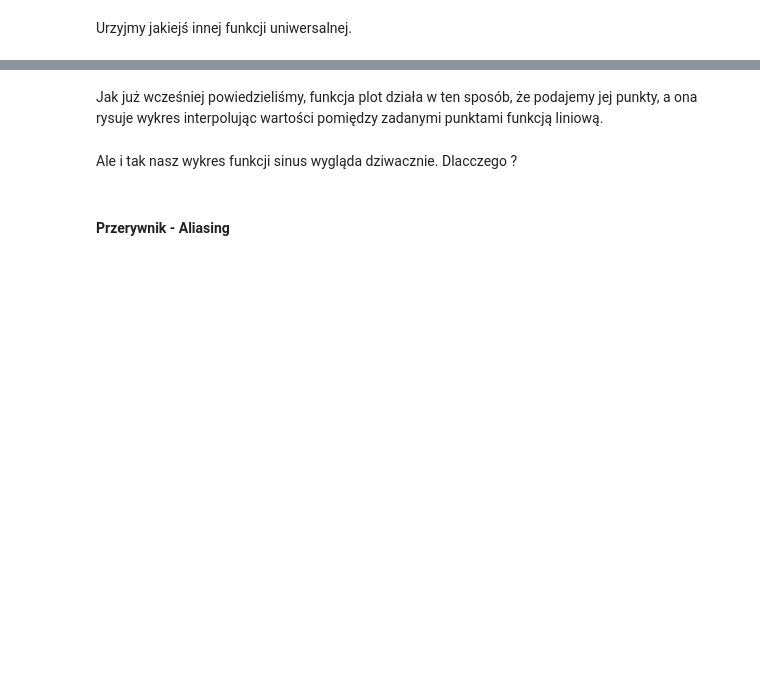
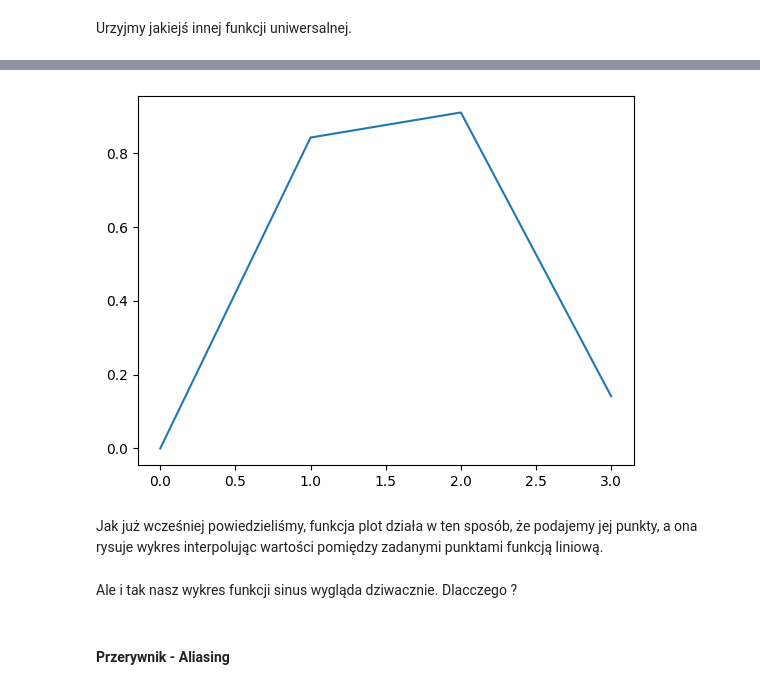
Before and after one commit to jgrynczewski/python_rozszerzenie_ds_27_04_2024, a Jupyter notebook: part2.ipynb, the cells around one changed output, grey strips where cells are left out. Saved outputs shown, nothing was run; the diff lists cells and outputs as text; code cells hidden in the pictures; blank space fills up the shorter version.

```diff
--- a/part2.ipynb
+++ b/part2.ipynb
@@ -89,3 +142,8 @@ Urzyjmy jakiejś innej funkcji uniwersalnej.
+# %%
+plt.plot(y_values)
+plt.show()
+# %% [output]
+[figure, added]
 # %% [markdown]
 Jak już wcześniej powiedzieliśmy, funkcja plot działa w ten sposób, że podajemy jej punkty, a ona rysuje wykres interpolując wartości pomiędzy zadanymi punktami funkcją liniową.
 # %% [markdown]
```
Also changed, not shown: parts of 28 cells of this notebook, 2 other files.
